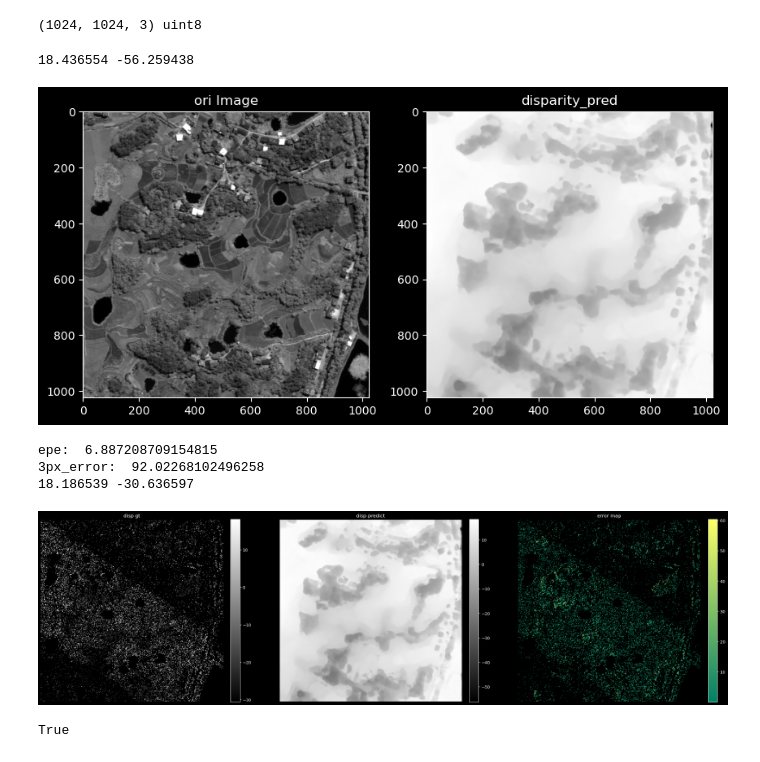
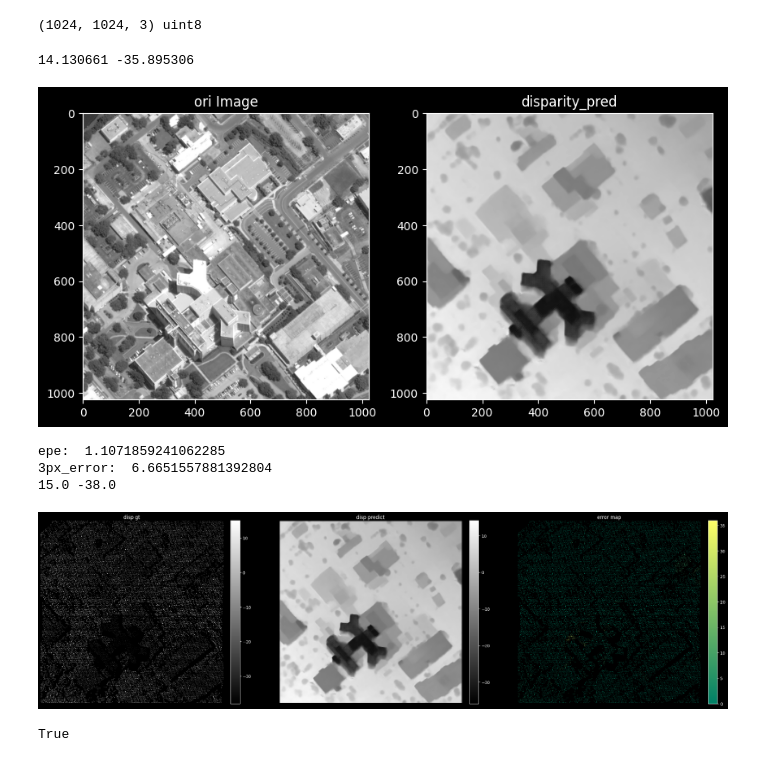
Before and after one commit to MianHtan/DL-Sat-StereoMatching, a Jupyter notebook: demo.ipynb, the cells around one changed output. Saved outputs shown, nothing was run; the diff lists cells and outputs as text; code cells hidden in the pictures.

Commit message:
add lightstereo-L*

```diff
--- a/demo.ipynb
+++ b/demo.ipynb
@@ -14,38 +15,46 @@ device = torch.device("cuda:0" if torch.cuda.is_available else "cpu")
 # %%
 args = type('', (), {})() # create empty args
 
-# PSMNet, PSMNet_Edge, GwcNet
-args.model = 'PSMNet'
+args.model = SUPPORT_MODEL.LightStereo
 args.image_channels=3
+# args.ckpt_path = 'logs_PSMNet_Gwc/2024-06-14_10:43_DFC2019/20_epoch_PSMNet_Gwc_DFC2019.pth'
+args.ckpt_path = 'logs_LightStereo/2024-06-16_12:09_DFC2019/8_epoch_LightStereo_DFC2019.pth'
 
 args.min_disp=-96
 args.max_disp=96
 
 # GwcNet
 args.groups=32
+
+# StereoNet
+args.k = 3
+args.refinement_time = 4
+
+args.cross_check = False
 # %%
 net = build_model(args)
 
-# # PSMNet
-net.load_state_dict(torch.load('logs_PSMNet/DFC2019_2024-06-07_23:25/20_epoch_PSMNet_DFC2019.pth'), strict=True)
+net.load_state_dict(torch.load(args.ckpt_path, map_location=device), strict=True)
 
 net.eval()
 net._disable_batchnorm_tracking()
 net = net.to(device)
 # %%
 from utils.stereo_datasets import DFC2019, WHUStereo
-# dataset = DFC2019(root = '/media/win_d/honghao/training_data/DFC2019/track2_grayscale',
+dataset = DFC2019(root = '/mnt/nas/algorithm/hao.hong/training_data/DFC2019/track2_grayscale',
+                                resize = (1024,1024),
+                                min_disp = args.min_disp, max_disp = args.max_disp, image_set = 'testing')
+# dataset = WHUStereo(root = '/media/win_d/honghao/training_data/WHUStereo/WHUStereo_8UC3//with_ground_truth',
 #                                 resize = (1024,1024),
 #                                 min_disp = args.min_disp, max_disp = args.max_disp, image_set = 'testing')
-dataset = WHUStereo(root = '/media/win_d/honghao/training_data/WHUStereo/WHUStereo_8UC3//with_ground_truth',
-                                resize = (1024,1024),
-                                min_disp = args.min_disp, max_disp = args.max_disp, image_set = 'testing')
 
 
-index = 66  # 76
+index = 6  # 76
 left_path, right_path = dataset.image_list[index]
 disp_path = dataset.disparity_list[index]
 
+# left_path = 'img/BJ3_RIVER_left.png'
+# right_path = 'img/BJ3_RIVER_right.png'
 
 # left_path = 'img/left_temp_uint16_epi_tile0.tif'
 # right_path = 'img/right_temp_uint16_epi_tile0.tif'
@@ -79,25 +88,31 @@ else:
 # %% [output]
 (1024, 1024, 3) uint8
 # %%
+from utils.metric import cross_check
 with torch.no_grad():
     disp_pred = net(tensor_l, tensor_r, args.min_disp, args.max_disp)
     disp_pred = disp_pred['final_disp'].squeeze().cpu().numpy()
+    if args.cross_check:
+        disp_pred_right = net(tensor_r, tensor_l, args.min_disp, args.max_disp)
+        disp_pred_right = disp_pred_right['final_disp'].squeeze().cpu().numpy()
+        cor_mask = cross_check(disp_pred, disp_pred_right)
+        disp_pred[cor_mask==1] = np.nan
     print(disp_pred.max(), disp_pred.min())
 
 #visualize
 # if img_l.dtype == 'uint16':
 #     img_l = img_l.squeeze(2)
 
 f, axis = plt.subplots(1, 2, figsize = (10,30))
 axis[0].imshow(img_l)
 # axis[0].imshow(disp_pred, alpha=0.5)
 axis[0].set_title('ori Image')
 axis[1].imshow(disp_pred, cmap='gray')
 axis[1].set_title('disparity_pred')
 plt.show()
 # %% [output]
-18.436554 -56.259438
+14.130661 -35.895306
-[figure, old version]
+[figure, new version]
 # %%
 from utils.metric import px_error, epe
 # disp, valid = read_disp_whu(disp_path, size, -64, 64)
@@ -112,9 +127,9 @@ print('epe: ', epe)
 print('3px_error: ', three_px*100)
 print(disp[valid].max(), disp[valid].min())
 # %% [output]
-epe:  6.887208709154815
-3px_error:  92.02268102496258
-18.186539 -30.636597
+epe:  1.1071859241062285
+3px_error:  6.6651557881392804
+15.0 -38.0
 # %%
 disp_error = np.abs(disp - disp_pred)
 disp_error[~valid] = np.nan
@@ -141,7 +156,7 @@ plt.title('error map')
 
 plt.show()
 # %% [output]
-[figure, old version]
+[figure, new version]
 # %%
 os.makedirs("demo_output", exist_ok=True)
 cv2.imwrite('./demo_output/img.tif', disp_pred)
```
Also changed, not shown: parts of 1 cell of this notebook, 16 other files.
